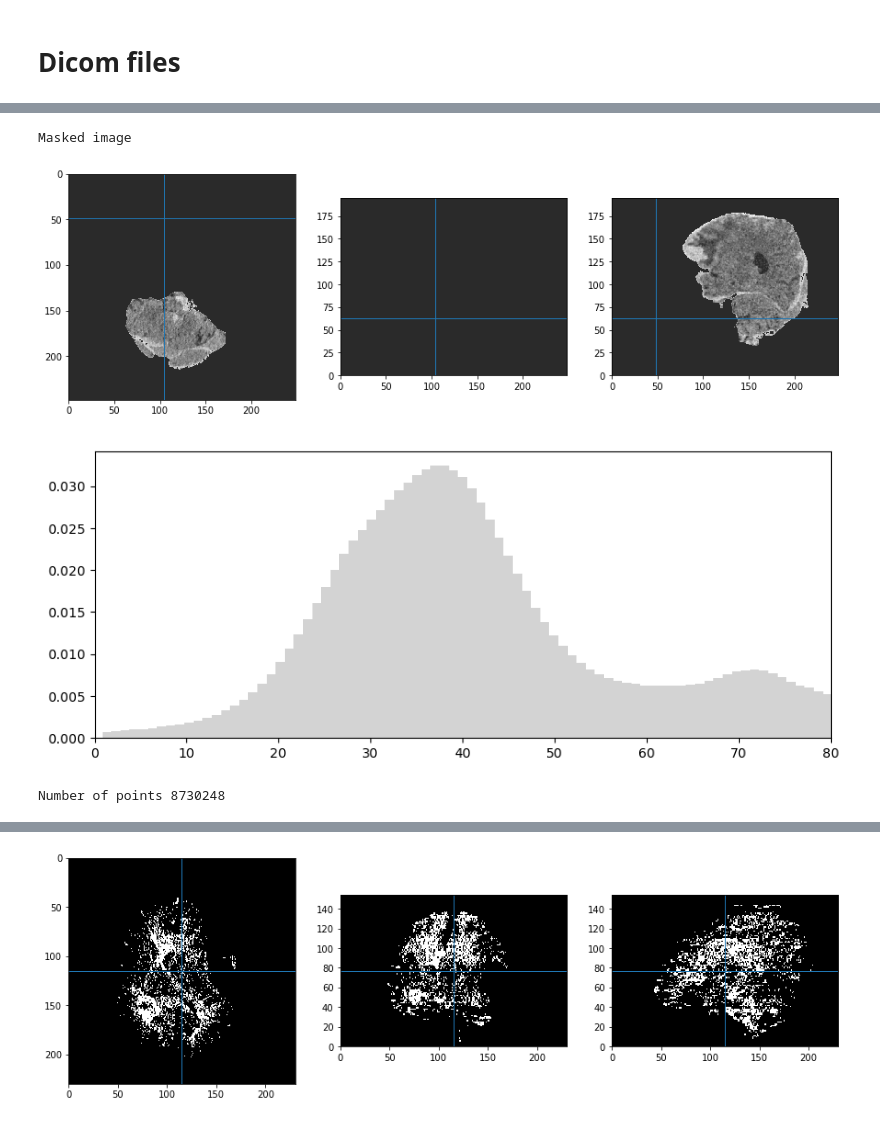
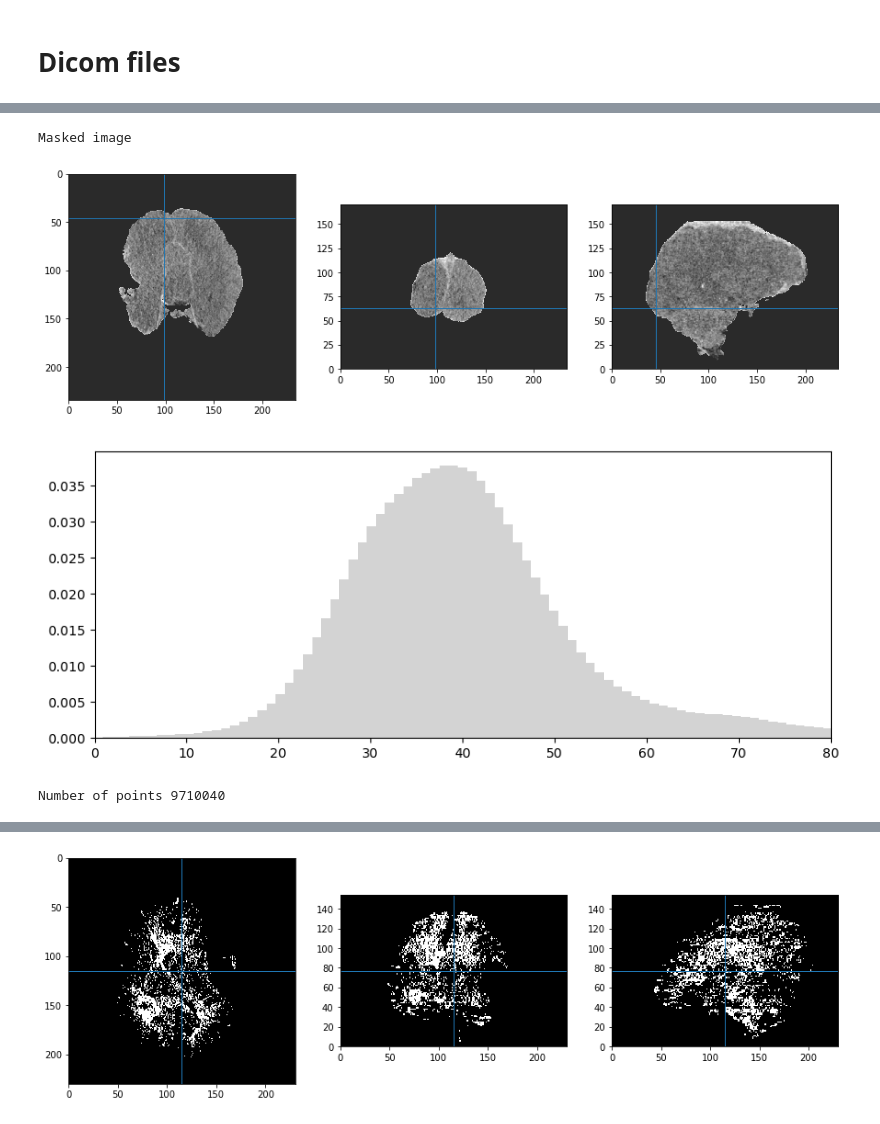
Before and after one commit to fair77637/DC_Imaging, a Jupyter notebook: Clustering_Segmentation.ipynb, the cells around one changed output, grey strips where cells are left out. Cells and saved outputs as stored; diff of their text form; code cells hidden in the pictures.

```diff
--- a/Clustering_Segmentation.ipynb
+++ b/Clustering_Segmentation.ipynb
@@ -187,22 +199,18 @@ Brain mask
 # %%
-img_array = sitk.GetArrayFromImage(img)
-msk_array = sitk.GetArrayFromImage(msk)
-
-
 masked_array = img_array
-masked_array[msk_array == 0] = 0
+masked_array[Mask_array == 0] = 0
 
 img_masked = sitk.GetImageFromArray(masked_array)
 img_masked.CopyInformation(img)
 
 print('Masked image')
 display_image(img_masked, x = 215, y = 100, z = 90, window = 120, level = 40)
 # %% [output]
 Masked image
-[figure, old version]
+[figure, new version]
 # %%
 # Take all non-zero voxels and flatten the data into a 1D numpy array
-X = img_array[msk_array > 0].flatten().reshape(-1, 1)
+X = img_array[masked_array > 0].flatten().reshape(-1, 1)
 
 # Get the number of points
 num_pts = len(X.flatten())
@@ -220,8 +228,8 @@ plt.show()
 
 print('Number of points ' + str(num_pts))
 # %% [output]
-[figure, old version]
+[figure, new version]
-Number of points 8730248
+Number of points 9710040
 # %%
 sampling = 0.08
 X_subset = np.random.choice(X.flatten(),int(num_pts*sampling)).reshape(-1, 1)
```
Also changed, not shown: parts of 12 cells of this notebook, 22 other files.
